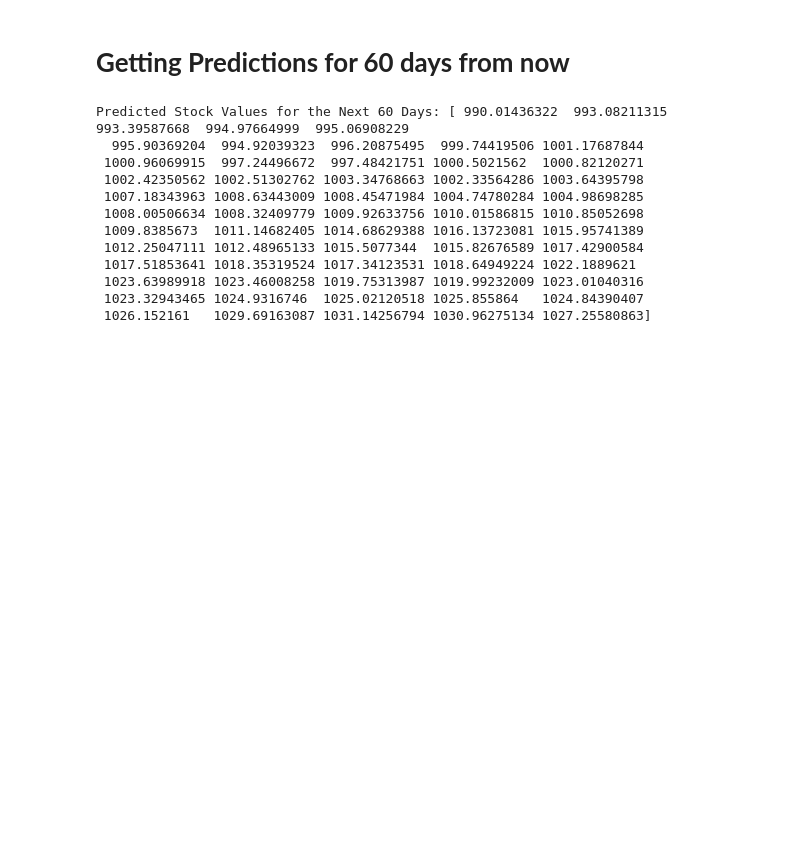
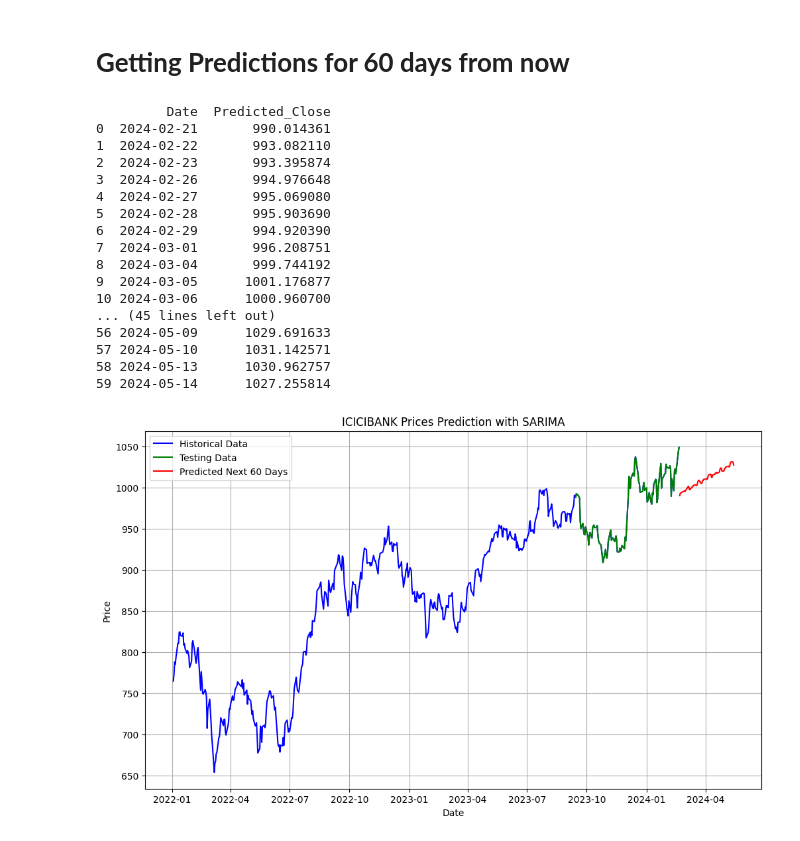
Before and after one commit to mahirmehta/MarketMind, a Jupyter notebook: Stock_Prediction_ICICIBANK_using_SARIMA.ipynb, the cells around one changed output. Drawn from its saved outputs; the diff is of its cells as text; code cells hidden in the pictures; blank space fills up the shorter version.

```diff
--- a/Stock_Prediction_ICICIBANK_using_SARIMA.ipynb
+++ b/Stock_Prediction_ICICIBANK_using_SARIMA.ipynb
@@ -250,6 +179,9 @@ Predicted Stock Value for Tomorrow: 990.0143632223429
 # %% [markdown]
 <h1><b>Getting Predictions for 60 days from now<b></h1>
 # %%
+import numpy as np
+import pandas as pd
+from statsmodels.tsa.statespace.sarimax import SARIMAX
 
 # Assuming train_data and test_data are your datasets
 train_ar = train_data['Close'].values
@@ -268,21 +200,52 @@ forecast_steps = 60
 forecast = model_fit.get_forecast(steps=forecast_steps)
 predicted_values_60_days = forecast.predicted_mean
 
-# Evaluate model performance on test set
-test_predictions = model_fit.get_prediction(start=len(train_ar), end=len(train_ar) + len(test_ar) - 1, dynamic=False)
-predicted_values_test = test_predictions.predicted_mean
+# Creating a date range for the next 60 days
+forecast_dates = pd.date_range(start=df.index[-1], periods=61, freq='B')[1:]  # Assuming daily frequency, excluding today
 
-print('Predicted Stock Values for the Next 60 Days:', predicted_values_60_days)
+# Creating a DataFrame with dates and predicted values
+predicted_df_sarima = pd.DataFrame({'Date': forecast_dates, 'Predicted_Close': predicted_values_60_days})
+
+# Save the DataFrame to a CSV file with the ticker name
+csv_filename_sarima = f'pred.sarima.{ticker}.csv'
+predicted_df_sarima.to_csv(csv_filename_sarima, index=False)
+
+# Printing the DataFrame
+print(predicted_df_sarima)
 # %% [output]
-Predicted Stock Values for the Next 60 Days: [ 990.01436322  993.08211315  993.39587668  994.97664999  995.06908229
-  995.90369204  994.92039323  996.20875495  999.74419506 1001.17687844
- 1000.96069915  997.24496672  997.48421751 1000.5021562  1000.82120271
- 1002.42350562 1002.51302762 1003.34768663 1002.33564286 1003.64395798
- 1007.18343963 1008.63443009 1008.45471984 1004.74780284 1004.98698285
- 1008.00506634 1008.32409779 1009.92633756 1010.01586815 1010.85052698
- 1009.8385673  1011.14682405 1014.68629388 1016.13723081 1015.95741389
- 1012.25047111 1012.48965133 1015.5077344  1015.82676589 1017.42900584
- 1017.51853641 1018.35319524 1017.34123531 1018.64949224 1022.1889621
- 1023.63989918 1023.46008258 1019.75313987 1019.99232009 1023.01040316
- 1023.32943465 1024.9316746  1025.02120518 1025.855864   1024.84390407
- 1026.152161   1029.69163087 1031.14256794 1030.96275134 1027.25580863]
+         Date  Predicted_Close
+0  2024-02-21       990.014361
+1  2024-02-22       993.082110
+2  2024-02-23       993.395874
+3  2024-02-26       994.976648
+4  2024-02-27       995.069080
+5  2024-02-28       995.903690
+6  2024-02-29       994.920390
+7  2024-03-01       996.208751
+8  2024-03-04       999.744192
+9  2024-03-05      1001.176877
+10 2024-03-06      1000.960700
+... (45 lines left out)
+56 2024-05-09      1029.691633
+57 2024-05-10      1031.142571
+58 2024-05-13      1030.962757
+59 2024-05-14      1027.255814
+# %%
+# Creating a DataFrame with dates and predicted values
+predicted_df_sarima = pd.DataFrame({'Date': forecast_dates, 'Predicted_Close': predicted_values_60_days})
+
+# Plotting the overall data
+plt.figure(figsize=(12, 7))
+plt.plot(df.index, df['Close'], label='Historical Data', color='blue')
+plt.plot(test_data.index, test_data['Close'], label='Testing Data', color='green')
+plt.plot(predicted_df_sarima['Date'], predicted_df_sarima['Predicted_Close'], label='Predicted Next 60 Days', color='red')
+
+# Adding titles and labels
+plt.title('ICICIBANK Prices Prediction with SARIMA')
+plt.xlabel('Date')
+plt.ylabel('Price')
+plt.legend()
+plt.grid(True)
+plt.show()
+# %% [output]
+[figure, added]
```
Also changed, not shown: parts of 10 cells of this notebook, 1 other file.
